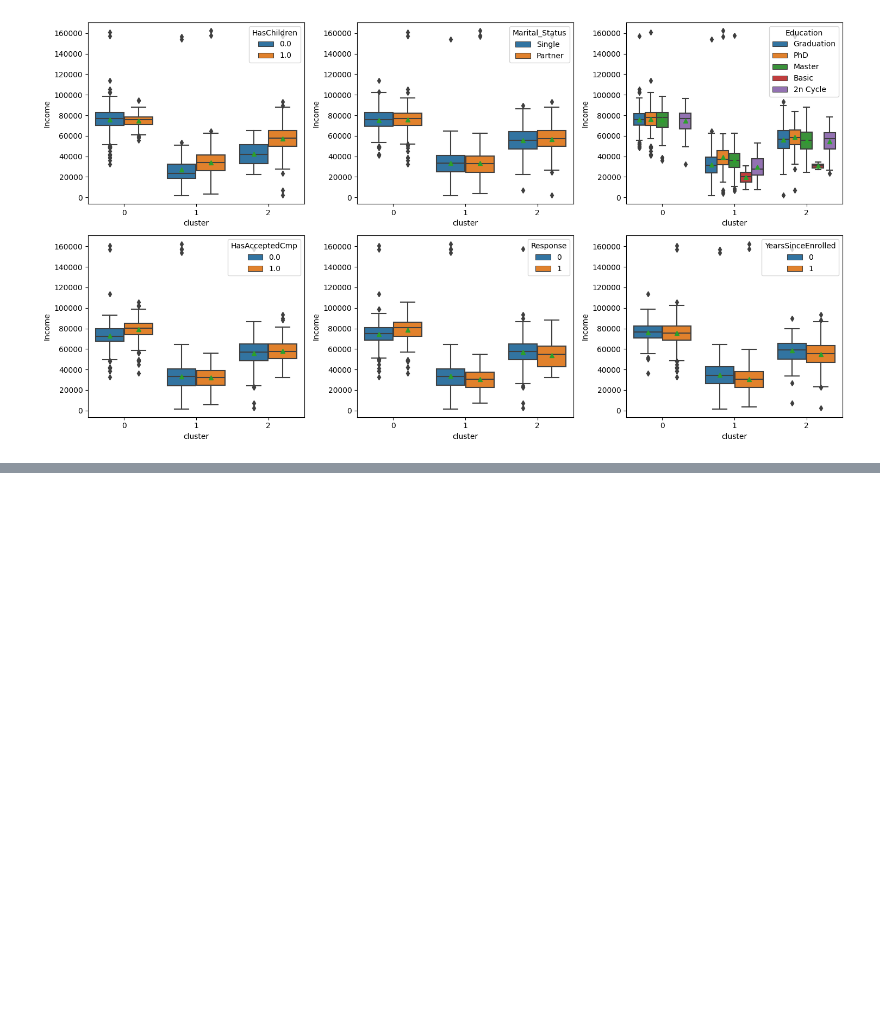
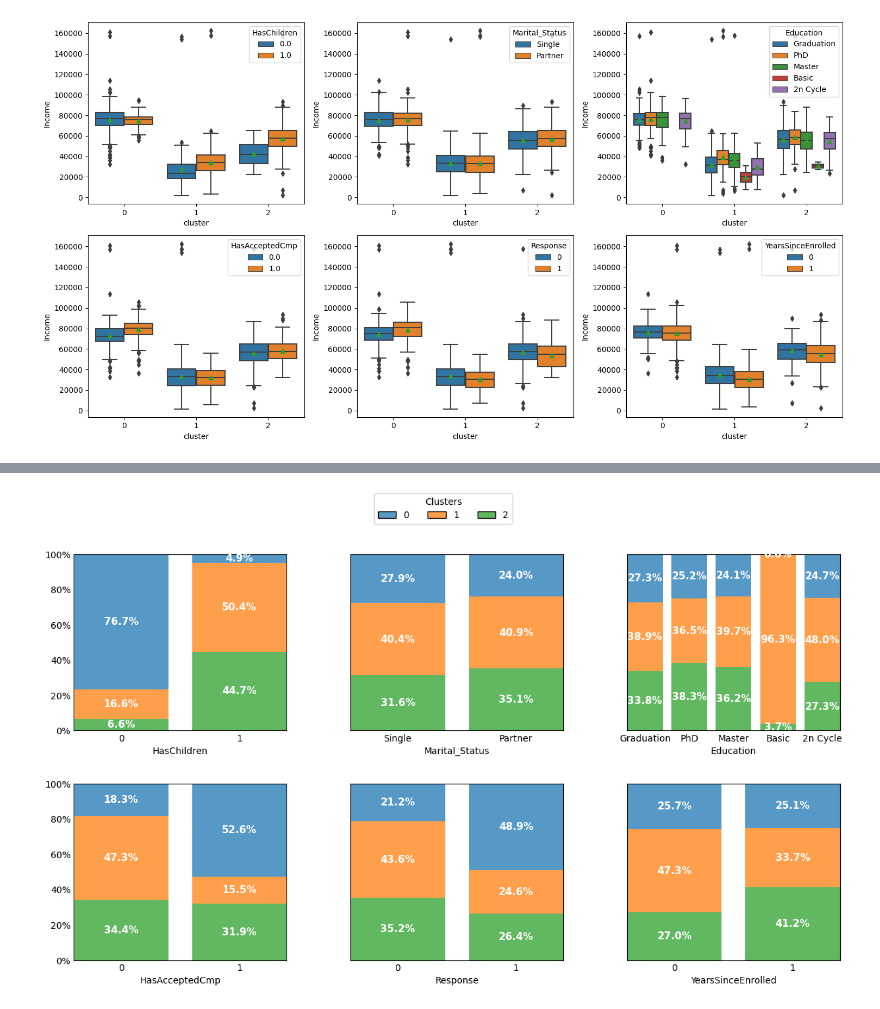
Before and after one commit to BraulioHermanson/IFOOD_2020, a Jupyter notebook: notebook/02_clustering.ipynb, the cells around one changed output, grey strips where cells are left out. Cells and saved outputs as stored; diff of their text form; code cells hidden in the pictures; blank space fills up the shorter version.

```diff
--- a/notebook/02_clustering.ipynb
+++ b/notebook/02_clustering.ipynb
@@ -338,0 +325,9 @@ plt.show()
+# %%
+from funcoes_aux import plot_columns_percent_hue_cluster
+
+plot_columns_percent_hue_cluster(
+    dataframe = df_clustered,
+    columns=columns,
+)
+# %% [output]
+[figure, added]
```
Also changed, not shown: parts of 2 cells of this notebook, 1 other file.
